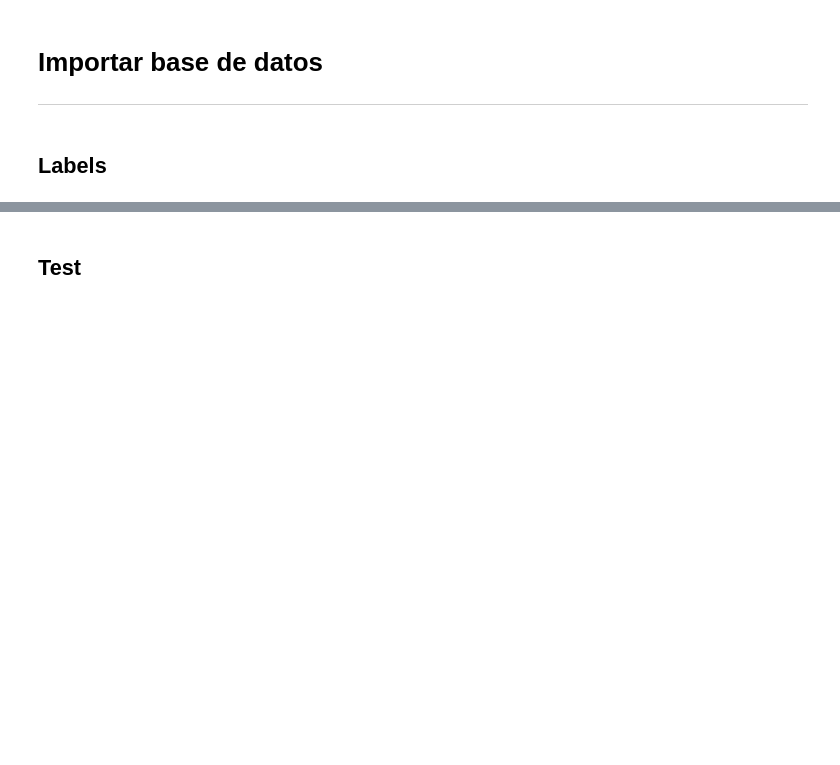
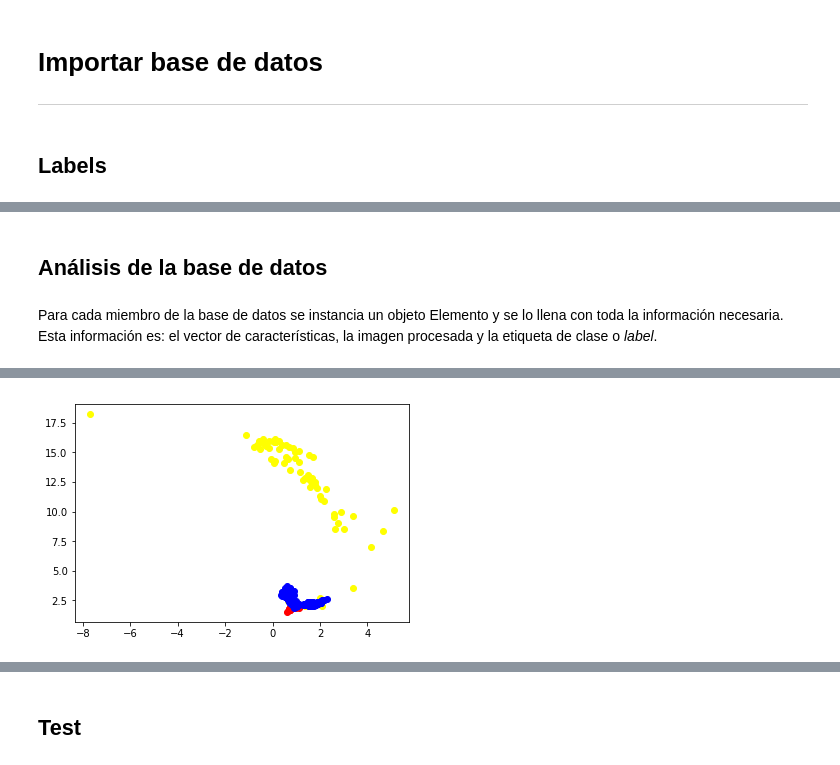
Before and after one commit to gonzafernan/fruit-classifier, a Jupyter notebook: 05-algoritmos.ipynb, the cells around one changed output, grey strips where cells are left out. Drawn from its saved outputs; the diff is of its cells as text; code cells hidden in the pictures; blank space fills up the shorter version.

```diff
--- a/05-algoritmos.ipynb
+++ b/05-algoritmos.ipynb
@@ -37,7 +37,7 @@ def imgClean(image, sigma=1, mode='sk'):
     if (mode == 'sk'):
         clean = filters.gaussian(image, sigma)
     elif (mode == 'cv'):
-        clean = cv2.GaussianBlur(img, (3, 3), 0)
+        clean = cv2.GaussianBlur(image, (3, 3), 0)
     return clean
 
 def imgEdge(image, mode='sk'):
@@ -358,0 +145,76 @@ for fruit in orange:
+# %%
+def ft_extract(image):
+    image = normSize(image)
+    aux = img2grey(image, mode='cv')
+    aux = imgClean(aux, mode='cv')
+    aux = imgEdge(aux)
+    # aux = threshold(aux, mode='cv')
+
+    # image_fht = haralick(aux)
+    image_fhm = hu_moments(aux)
+    # image_fch = color_histogram(image)
+    # image_fhog = m_hog(aux)
+
+    # feature = np.hstack([image_fht, image_fhm, image_fhog])
+    med, dstd = stats(image_fhm)
+    # feature = feature.reshape(1, -1)
+
+    return aux, [med, dstd]
+# %% [markdown]
+## Análisis de la base de datos
+# %% [markdown]
+Para cada miembro de la base de datos se instancia un objeto Elemento y se lo llena con toda la información necesaria. Esta información es: el vector de características, la imagen procesada y la etiqueta de clase o _label_.
+# %%
+fig_data, ax = plt.subplots()
+
+data = []
+i = 0
+
+# Análisis de bananas en base de datos
+iter = 0
+printProgressBar(iter, len(banana), prefix='Loading banana data:',
+                 suffix='Complete', length=50)
+for fruit in banana:
+    data.append(Elemento())
+    data[i].label = 'banana'
+    data[i].image, data[i].feature = ft_extract(fruit)
+    # print(data[i].feature.shape)
+    ax.plot(data[i].feature[0], data[i].feature[1], 'o', color='yellow')
+    i += 1
+    iter += 1
+    printProgressBar(iter, len(banana), prefix='Loading banana data:',
+                     suffix='Complete', length=50)
+print("Banana data is ready")
+
+# Análisis de naranjas en base de datos
+iter = 0
+printProgressBar(iter, len(orange), prefix='Loading orange data:',
+                 suffix='Complete', length=50)
+for fruit in orange:
+    data.append(Elemento())
+    data[i].label = 'orange'
+    data[i].image, data[i].feature = ft_extract(fruit)
+    ax.plot(data[i].feature[0], data[i].feature[1], 'o', color='red')
+    i += 1
+    iter += 1
+    printProgressBar(iter, len(orange), prefix='Loading orange data:',
+                     suffix='Complete', length=50)
+print("Orange data is ready")
+
+# Análisis de limones en la base de datos
+iter = 0
+printProgressBar(iter, len(lemon), prefix='Loading lemon data:',
+                 suffix='Complete', length=50)
+for fruit in lemon:
+    data.append(Elemento())
+    data[i].label = 'lemon'
+    data[i].image, data[i].feature = ft_extract(fruit)
+    ax.plot(data[i].feature[0], data[i].feature[1], 'o', color='blue')
+    i += 1
+    iter += 1
+    printProgressBar(iter, len(lemon), prefix='Loading lemon data:',
+                     suffix='Complete', length=50)
+print("Lemon data is ready")
+
+print("Data analysis completed")
+# %% [output]
@@ -359,3 +228,4 @@ for fruit in orange:
+[figure, added]
 # %%
 print(len(data))
 print(data[0].feature)
```
Also changed, not shown: parts of 51 cells of this notebook, 4 other files.
